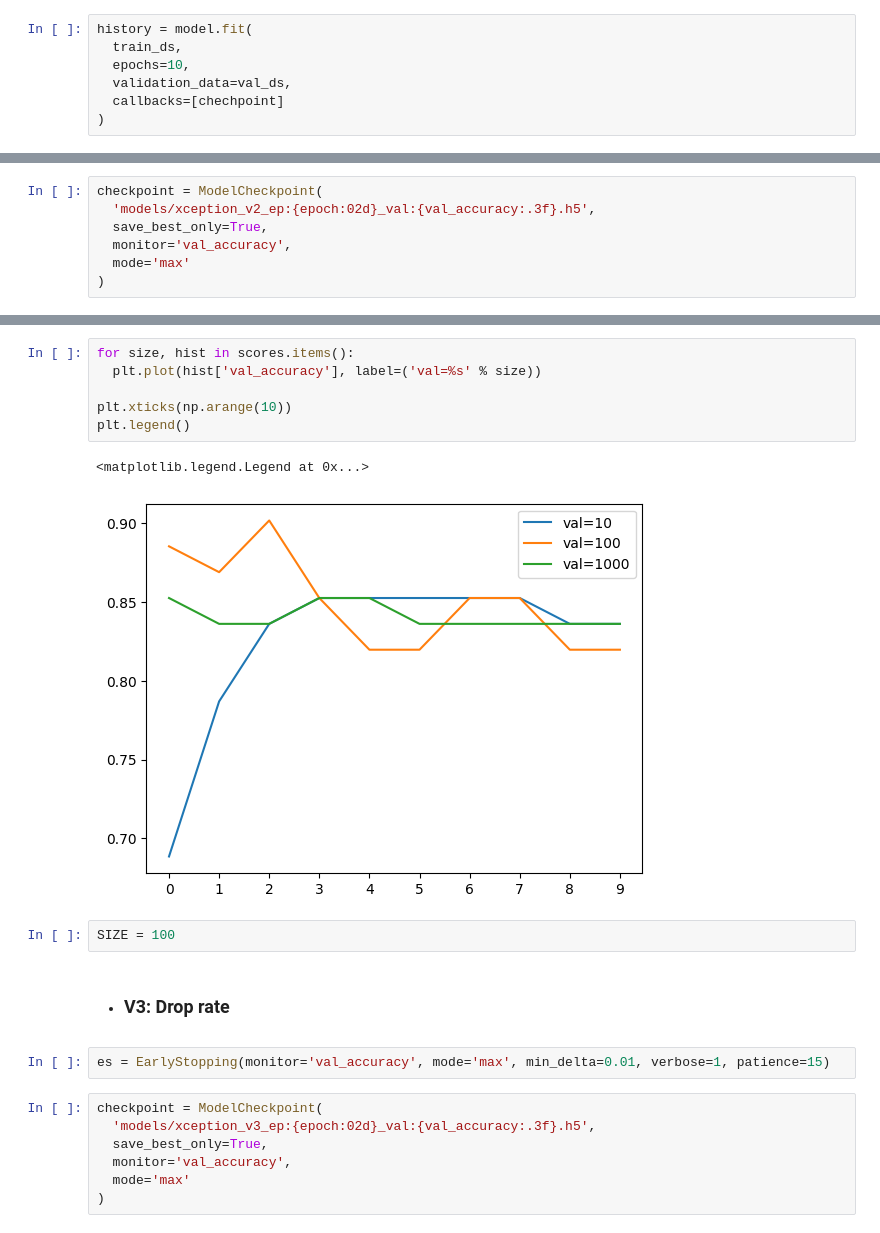
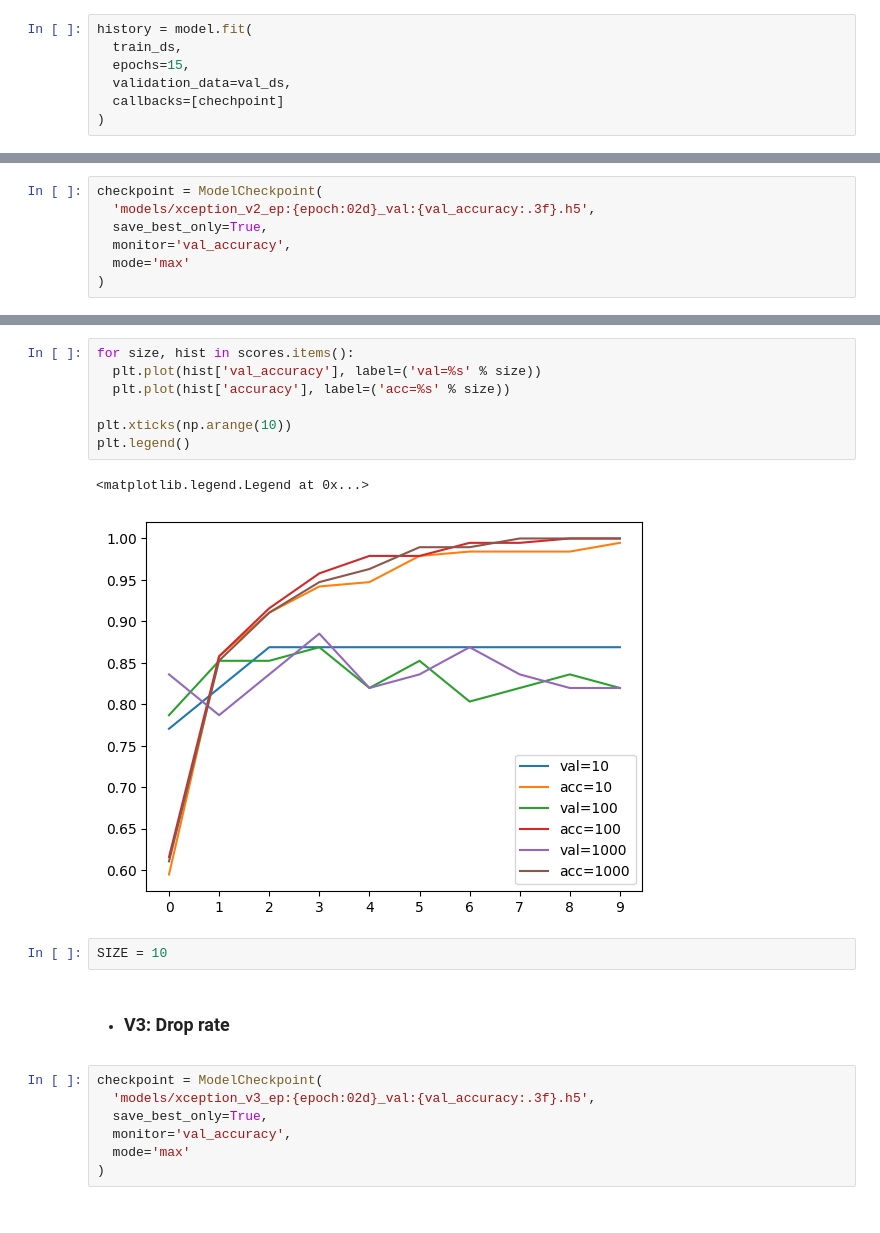
Before and after one commit to marcelonieva7/Chest_X-rays_classification, a Jupyter notebook: notebook.ipynb, the cells around one changed output, grey strips where cells are left out. Cells and saved outputs as stored; diff of their text form.

```diff
--- a/notebook.ipynb
+++ b/notebook.ipynb
@@ -200,7 +187,7 @@ chechpoint = ModelCheckpoint(
 # %%
 history = model.fit(
   train_ds,
-  epochs=10,
+  epochs=15,
   validation_data=val_ds,
   callbacks=[chechpoint]
 )
@@ -342,18 +324,17 @@ Epoch 10/10
 # %%
 for size, hist in scores.items():
   plt.plot(hist['val_accuracy'], label=('val=%s' % size))
+  plt.plot(hist['accuracy'], label=('acc=%s' % size))
 
 plt.xticks(np.arange(10))
 plt.legend()
 # %% [output]
 <matplotlib.legend.Legend at 0x...>
-[figure, old version]
+[figure, new version]
 # %%
-SIZE = 100
+SIZE = 10
 # %% [markdown]
 - ### V3: Drop rate
-# %%
-es = EarlyStopping(monitor='val_accuracy', mode='max', min_delta=0.01, verbose=1, patience=15)
 # %%
 checkpoint = ModelCheckpoint(
   'models/xception_v3_ep:{epoch:02d}_val:{val_accuracy:.3f}.h5',
```
Also changed, not shown: parts of 28 cells of this notebook.
